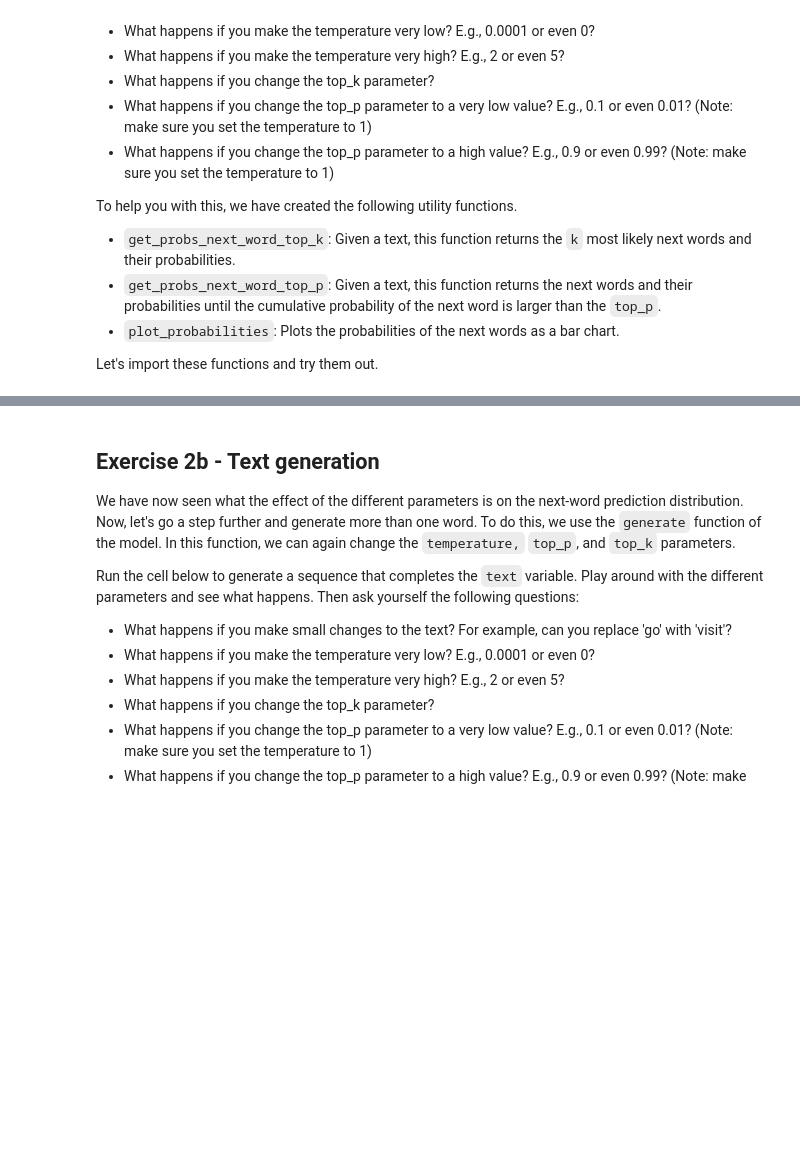
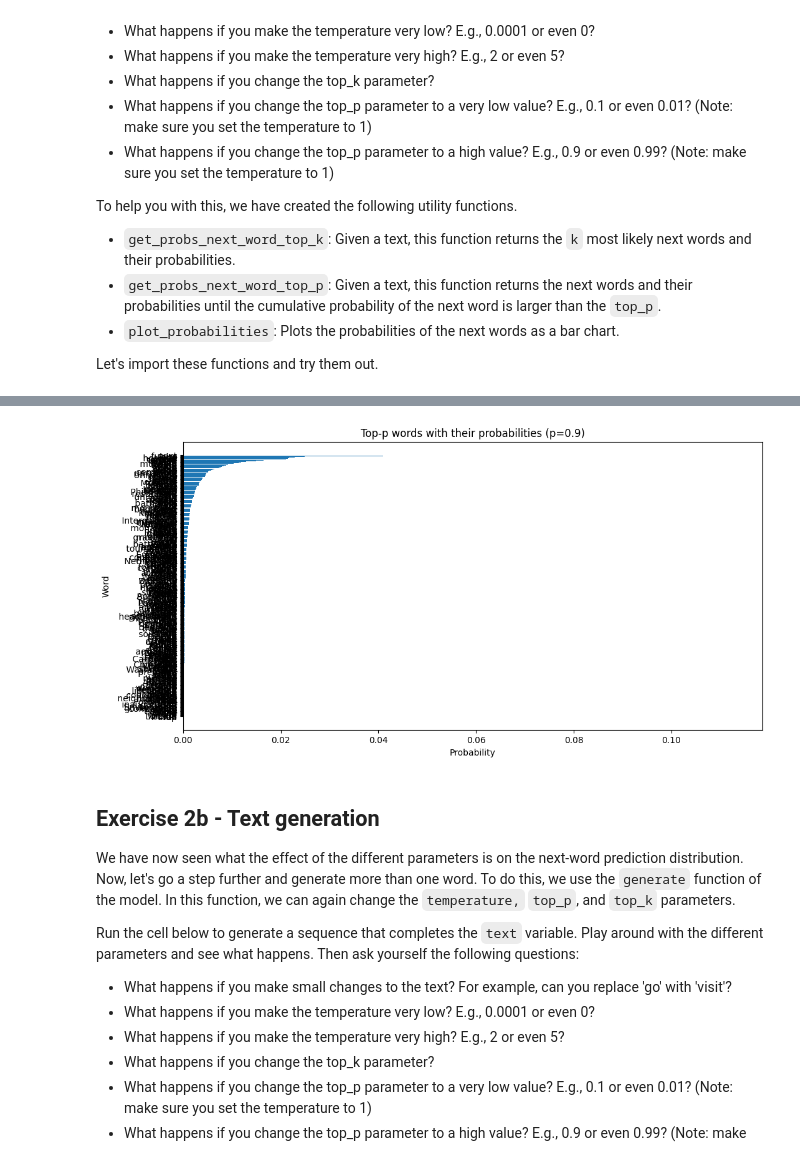
Before and after one commit to dpranantha/academy-llm-applications-course-new, a Jupyter notebook: exercises/01_basic_concepts/02_text_generation.ipynb, the cells around one changed output, grey strips where cells are left out. Cells and saved outputs as stored; diff of their text form; code cells hidden in the pictures; blank space fills up the shorter version.

```diff
--- a/exercises/01_basic_concepts/02_text_generation.ipynb
+++ b/exercises/01_basic_concepts/02_text_generation.ipynb
@@ -48,11 +50,13 @@ plot_probabilities(topk_words, topk_probs, renormalize=renormalize, title=f"Top-
 # %%
-text = "Hi, do you want to go to the"
-top_p = 0.2 # play with this parameter
-temperature = 1 # play with this parameter
+text = "Hi, do you want to visit to the"
+top_p = 0.9 # play with this parameter
+temperature = 0.6 # play with this parameter
 renormalize = False # If true, it shows the probabilities as to how they will be sampled. If false, it shows the original probabilities.
 
 topk_words, topk_probs = get_probs_next_word_top_p(tokenizer, model, text, top_p=top_p, temperature=temperature)
 plot_probabilities(topk_words, topk_probs, renormalize=renormalize, title=f"Top-p words with their probabilities (p={top_p})")
+# %% [output]
+[figure, added]
 # %% [markdown]
 ## Exercise 2b - Text generation
 We have now seen what the effect of the different parameters is on the next-word prediction distribution.
```
Also changed, not shown: parts of 2 cells of this notebook, 9 other files.
